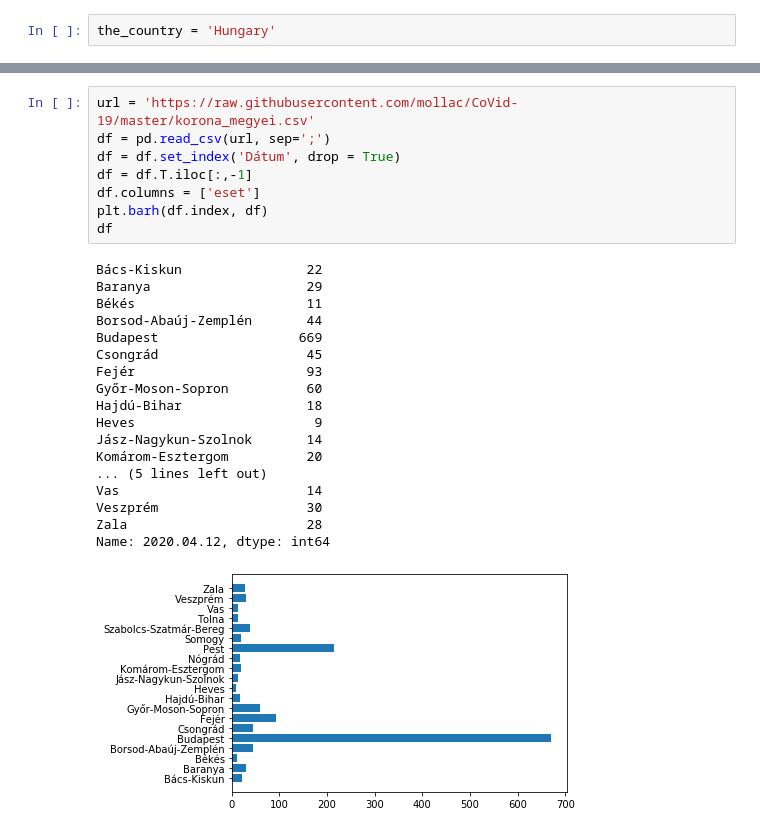
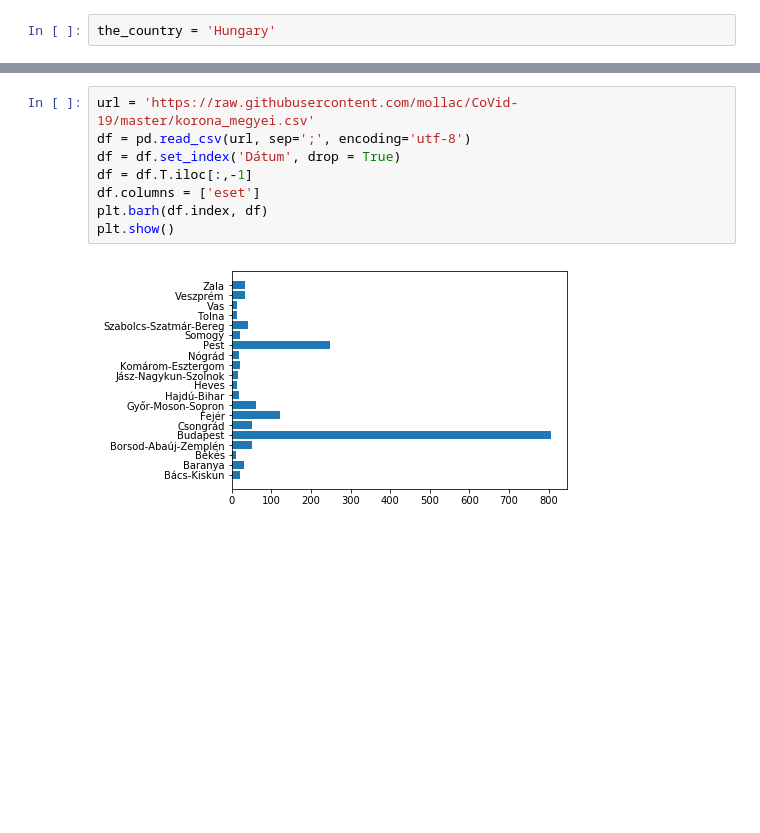
Before and after one commit to mollac/CoVid-19, a Jupyter notebook: corona.ipynb, the cells around one changed output, grey strips where cells are left out. Saved outputs shown, nothing was run; the diff lists cells and outputs as text; blank space fills up the shorter version.

```diff
--- a/corona.ipynb
+++ b/corona.ipynb
@@ -254,29 +250,12 @@ if the_country == 'Hungary':
 # %%
 url = 'https://raw.githubusercontent.com/mollac/CoVid-19/master/korona_megyei.csv'
-df = pd.read_csv(url, sep=';')
+df = pd.read_csv(url, sep=';', encoding='utf-8')
 df = df.set_index('Dátum', drop = True)
 df = df.T.iloc[:,-1]
 df.columns = ['eset']
 plt.barh(df.index, df)
-df
+plt.show()
 # %% [output]
-Bács-Kiskun                22
-Baranya                    29
-Békés                      11
-Borsod-Abaúj-Zemplén       44
-Budapest                  669
-Csongrád                   45
-Fejér                      93
-Győr-Moson-Sopron          60
-Hajdú-Bihar                18
-Heves                       9
-Jász-Nagykun-Szolnok       14
-Komárom-Esztergom          20
-... (5 lines left out)
-Vas                        14
-Veszprém                   30
-Zala                       28
-Name: 2020.04.12, dtype: int64
-[figure, old version]
+[figure, new version]
 # %%
 url = r'https://hu.wikipedia.org/wiki/Magyarorsz%C3%A1g_megy%C3%A9i'
```
Also changed, not shown: parts of 10 cells of this notebook.
